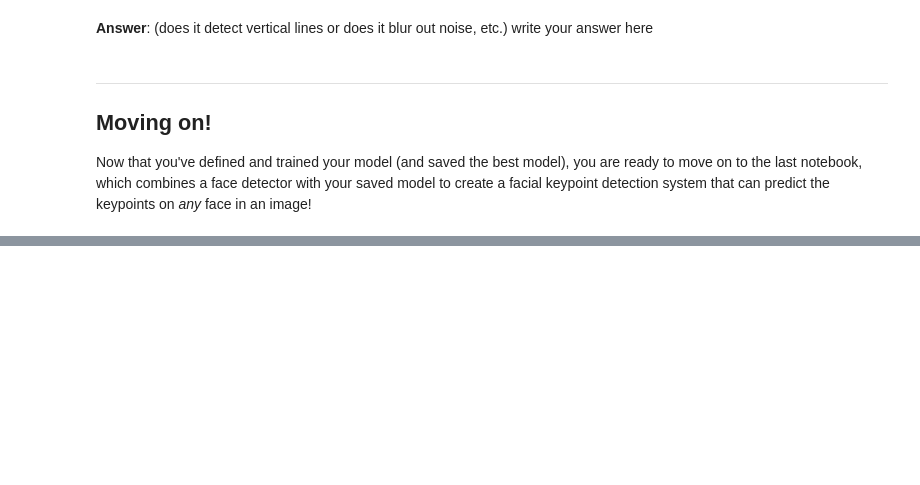
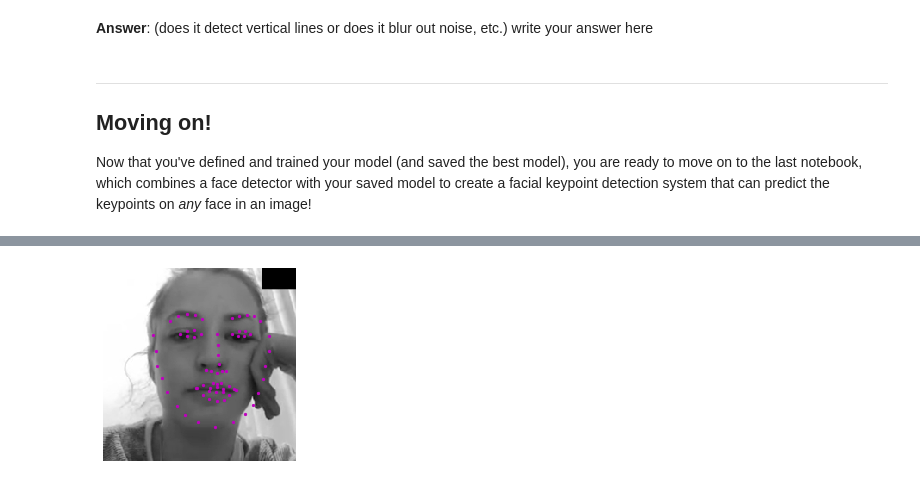
Before and after one commit to houssamn/FacialKeypoints, a Jupyter notebook: 2. Define the Network Architecture.ipynb, the cells around one changed output, grey strips where cells are left out. Drawn from its saved outputs; the diff is of its cells as text; code cells hidden in the pictures; blank space fills up the shorter version.

```diff
--- a/2. Define the Network Architecture.ipynb
+++ b/2. Define the Network Architecture.ipynb
@@ -516,3 +520,93 @@ Next, choose a test image and filter it with one of the convolutional kernels in
 ## Moving on!
 
 Now that you've defined and trained your model (and saved the best model), you are ready to move on to the last notebook, which combines a face detector with your saved model to create a facial keypoint detection system that can predict the keypoints on *any* face in an image!
+# %%
+# Create Dummy Keypoints CSV
+import os
+import glob
+import pandas as pd
+dum = pd.DataFrame({'loc': [os.path.basename(x) for x in glob.glob('./data/carla/*')]})
+for i in range(136):
+    dum[i] = 0.0
+dum.to_csv('./data/carla_frames_keypoints.csv', index=False)
+# create the transformed dataset
+
+custom_dataset = FacialKeypointsDataset(csv_file='data/carla_frames_keypoints.csv',
+                                        root_dir='data/carla/',
+                                        transform=data_transform)
+
+
+print('Number of images: ', len(custom_dataset))
+
+# iterate through the transformed dataset and print some stats about the first few samples
+for i in range(4):
+    sample = custom_dataset[i]
+    print(i, sample['image'].size())
+
+
+
+batch_size = 64
+custom_loader = DataLoader(custom_dataset,
+                          batch_size=batch_size,
+                          shuffle=True,
+                          num_workers=0)
+
+# Visualize Some Images
+def custom_sample_output():
+
+    # iterate through the test dataset
+    for i, sample in enumerate(custom_loader):
+
+        # get sample data: images and ground truth keypoints
+        images = sample['image']
+        key_pts = sample['keypoints']
+
+        # convert images to FloatTensors
+        images = images.type(torch.cuda.FloatTensor)
+
+        # forward pass to get net output
+        output_pts = net(images)
+
+        # reshape to batch_size x 68 x 2 pts
+        output_pts = output_pts.view(output_pts.size()[0], 68, -1)
+
+        # break after first image is tested
+        if i == 0:
+            return images, output_pts, key_pts
+
+
+def viz_output(test_images, test_outputs, gt_pts=None, batch_size=10):
+
+    for i in range(batch_size):
+        plt.figure(figsize=(20,10))
+        ax = plt.subplot(1, batch_size, i+1)
+
+        # un-transform the image data
+        image = test_images[i].data   # get the image from it's wrapper
+        image = image.cpu().numpy()   # convert to numpy array from a Tensor
+        image = np.transpose(image, (1, 2, 0))   # transpose to go from torch to numpy image
+
+        # un-transform the predicted key_pts data
+        predicted_key_pts = test_outputs[i].data
+        predicted_key_pts = predicted_key_pts.cpu().numpy()
+        # undo normalization of keypoints
+        predicted_key_pts = predicted_key_pts*50.0+100
+
+        # plot ground truth points for comparison, if they exist
+        ground_truth_pts = None
+        if gt_pts is not None:
+            ground_truth_pts = gt_pts[i]
+            ground_truth_pts = ground_truth_pts*50.0+100
+
+        # call show_all_keypoints
+        show_all_keypoints(np.squeeze(image), predicted_key_pts, ground_truth_pts)
+
+        plt.axis('off')
+
+    plt.show()
+    return image, predicted_key_pts
+
+
+img, out, pts = custom_sample_output()
+im, kp = viz_output(test_images=img, test_outputs=out, gt_pts=None, batch_size=5)
+# %% [output]
@@ -518,0 +618 @@ Now that you've defined and trained your model (and saved the best model), you a
+[figure, added]
```
Also changed, not shown: parts of 15 cells of this notebook, 2 other files.
